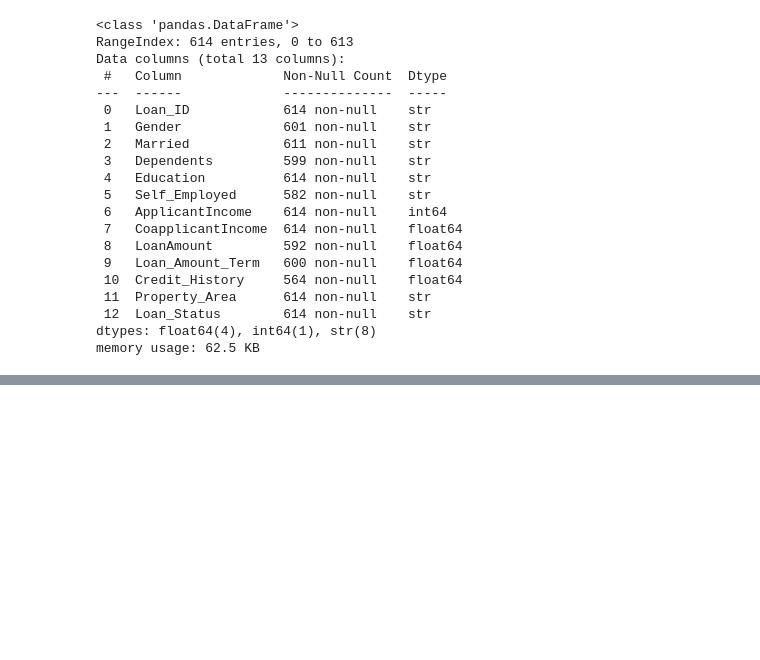
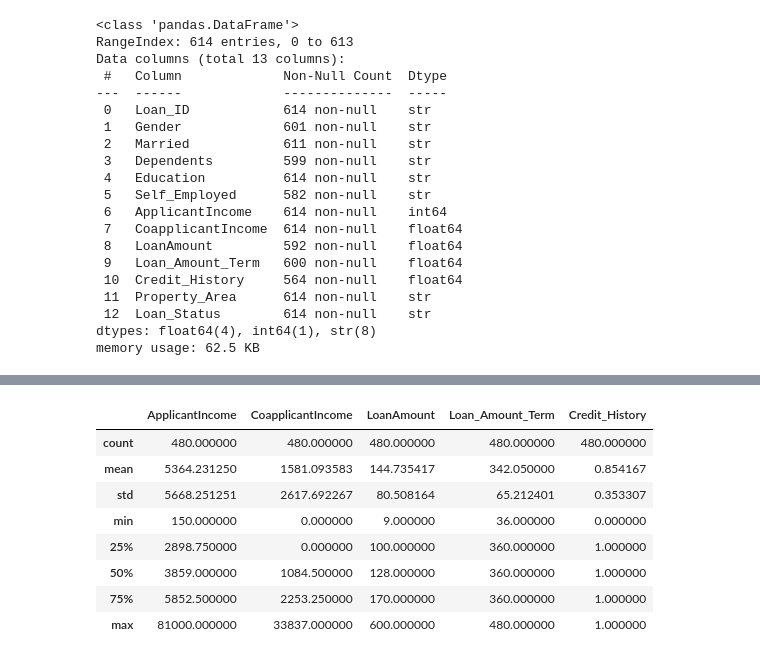
Before and after one commit to nanaBrempong/Loan-Prediction, a Jupyter notebook: Untitled-1.ipynb, the cells around one changed output, grey strips where cells are left out. Cells and saved outputs as stored; diff of their text form; code cells hidden in the pictures; blank space fills up the shorter version.

```diff
--- a/Untitled-1.ipynb
+++ b/Untitled-1.ipynb
@@ -63,0 +108,13 @@ AttributeError: 'DataFrame' object has no attribute 'na'
+# %%
+# Display summary statistics for the cleaned data.
+new_data.describe()
+# %% [output]
+|  | ApplicantIncome | CoapplicantIncome | LoanAmount | Loan_Amount_Term | Credit_History |
+| count | 480.000000 | 480.000000 | 480.000000 | 480.000000 | 480.000000 |
+| mean | 5364.231250 | 1581.093583 | 144.735417 | 342.050000 | 0.854167 |
+| std | 5668.251251 | 2617.692267 | 80.508164 | 65.212401 | 0.353307 |
+| min | 150.000000 | 0.000000 | 9.000000 | 36.000000 | 0.000000 |
+| 25% | 2898.750000 | 0.000000 | 100.000000 | 360.000000 | 1.000000 |
+| 50% | 3859.000000 | 1084.500000 | 128.000000 | 360.000000 | 1.000000 |
+| 75% | 5852.500000 | 2253.250000 | 170.000000 | 360.000000 | 1.000000 |
+| max | 81000.000000 | 33837.000000 | 600.000000 | 480.000000 | 1.000000 |
```
Also changed, not shown: parts of 19 cells of this notebook, 1 other file.
